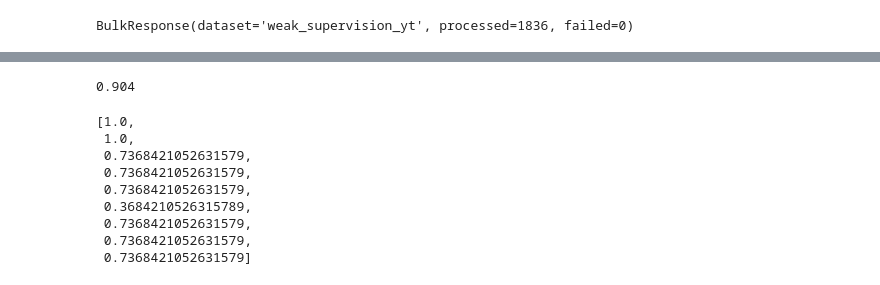
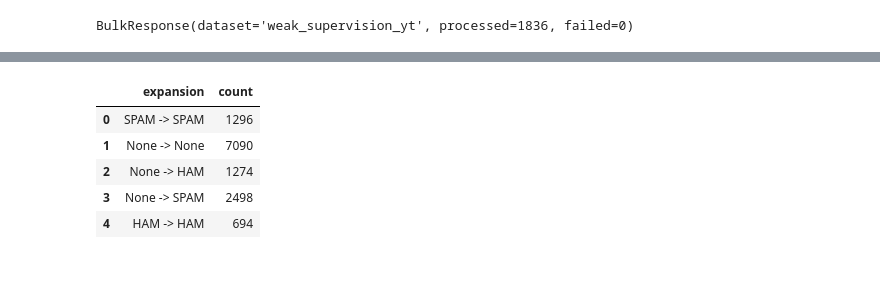
Before and after one commit to argilla-io/argilla, a Jupyter notebook: docs/tutorials/epoxy.ipynb, the cells around one changed output, grey strips where cells are left out. Saved outputs shown, nothing was run; the diff lists cells and outputs as text; code cells hidden in the pictures.

```diff
--- a/docs/tutorials/epoxy.ipynb
+++ b/docs/tutorials/epoxy.ipynb
@@ -646,4 +158,0 @@ The following columns in the evaluation set  don't have a corresponding argument
-# %%
-import pickle
-with open("epoxy.pkl","rb") as f:
-  data = pickle.load(f)
@@ -782,21 +158,0 @@ final_thresholds = [0.7368421052631579,
-# %%
-import pickle
-with open("data_2.pkl","rb") as f:
-  data = pickle.load(f)
-# %%
-from tqdm import tqdm
-for row in tqdm(data):
-    training_data = row["data"][["text", "label"]]
-    train_dataset = Dataset.from_pandas(training_data)
-    thresholds = row["thresholds"]
-    tokenizer = AutoTokenizer.from_pretrained("distilbert-base-uncased")
-    data_collator = DataCollatorWithPadding(tokenizer=tokenizer)
-    model = AutoModelForSequenceClassification.from_pretrained("bert-base-uncased", num_labels=2)
-    model = deleteEncodingLayers(model, 2)
-    trainer = get_trainer(train_dataset, dev_dataset, tokenizer, data_collator, model)
-    trainer.train()
-    model_acc = trainer.evaluate()["eval_accuracy"]
-    print(f"model_acc: {model_acc}, max_acc: {max_acc}")
-    if model_acc > max_acc:
-        final_thresholds = thresholds
-        max_acc = model_acc
@@ -889,16 +159,19 @@ The following columns in the evaluation set  don't have a corresponding argument
-# %%
-max_acc
-# %% [output]
-0.904
-# %%
-final_thresholds
-# %% [output]
-[1.0,
- 1.0,
- 0.7368421052631579,
- 0.7368421052631579,
- 0.7368421052631579,
- 0.3684210526315789,
- 0.7368421052631579,
- 0.7368421052631579,
- 0.7368421052631579]
+# %%
+thresholds = [0.5] * weak_labels.matrix().shape[1]
+extended_wl_matrix, queries = weak_labels.extend_matrix(embeddings, thresholds)
+# %%
+from collections import Counter
+from functools import reduce
+
+transitions = list(list(zip(row[0], row[1])) for row in zip(weak_labels._matrix, extended_wl_matrix))
+transitions = reduce(lambda x,y: x+y, transitions)
+transitions = [f"{weak_labels.int2label[x[0]]} -> {weak_labels.int2label[x[1]]}".format(x) for x in transitions]
+transitions = Counter(transitions)
+pd.DataFrame.from_dict(transitions, orient='index').reset_index().rename(columns={"index": "expansion", 0: "count"})
+# %% [output]
+|  | expansion | count |
+| 0 | SPAM -> SPAM | 1296 |
+| 1 | None -> None | 7090 |
+| 2 | None -> HAM | 1274 |
+| 3 | None -> SPAM | 2498 |
+| 4 | HAM -> HAM | 694 |
```
Also changed, not shown: parts of 34 cells of this notebook, 2 other files.
